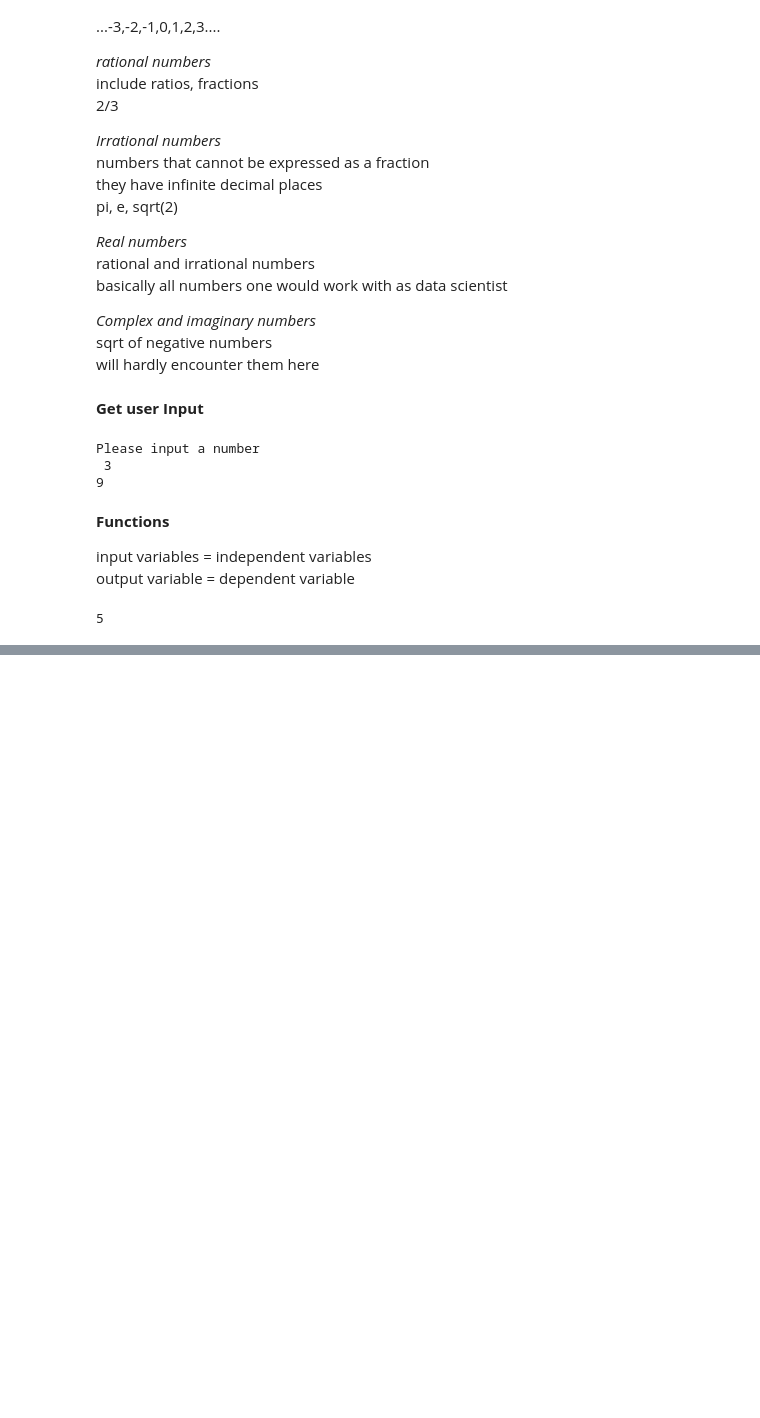
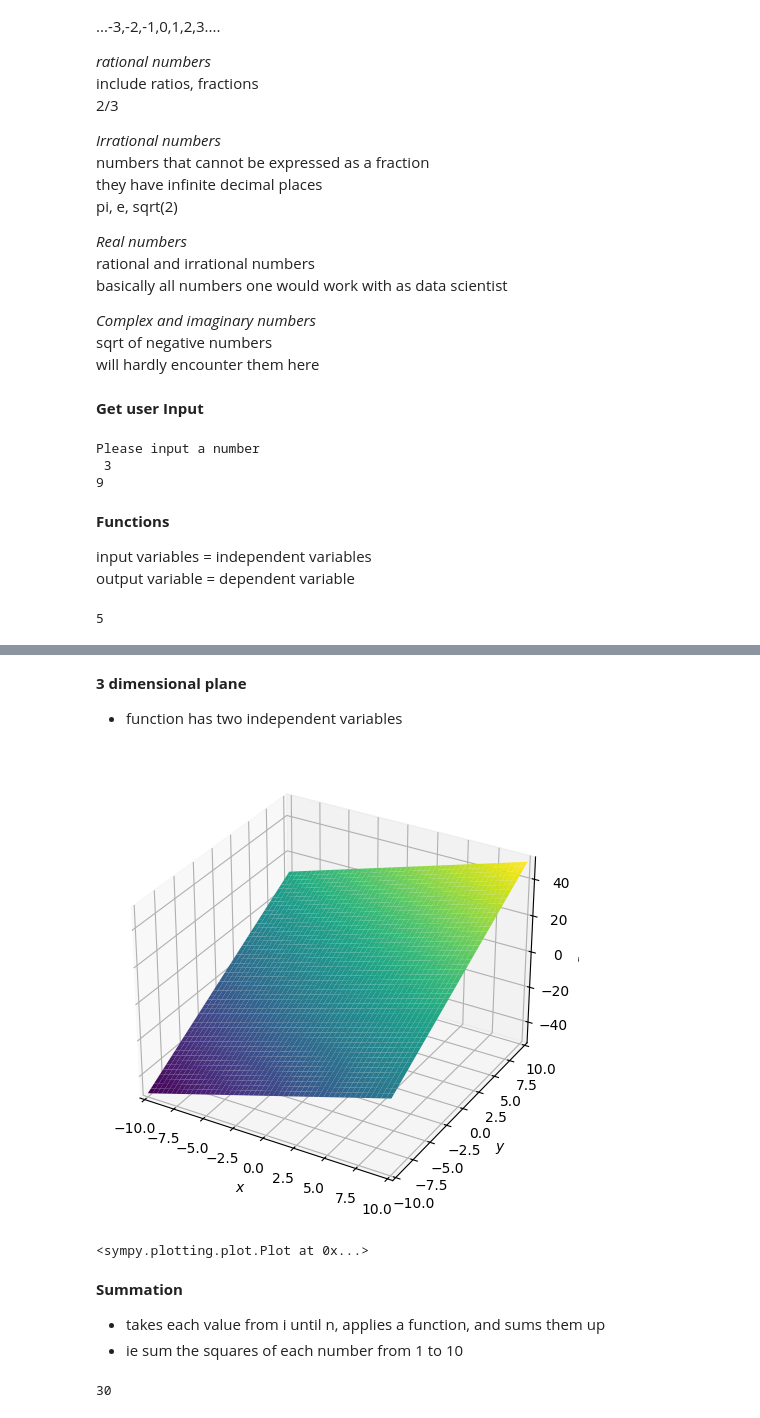
Before and after one commit to marlaks/Math_for_DS_testing, a Jupyter notebook: Basics.ipynb, the cells around one changed output, grey strips where cells are left out. Drawn from its saved outputs; the diff is of its cells as text; code cells hidden in the pictures; blank space fills up the shorter version.

```diff
--- a/Basics.ipynb
+++ b/Basics.ipynb
@@ -55,0 +82,22 @@ f(2)
+# %% [markdown]
+**3 dimensional plane**
+- function has two independent variables
+# %%
+from sympy.plotting import plot3d
+
+x, y = symbols("x y")
+f = 2*x + 3*y
+
+plot3d(f)
+# %% [output]
+[figure, added]
+<sympy.plotting.plot.Plot at 0x...>
+# %% [markdown]
+**Summation**
+- takes each value from i until n, applies a function, and sums them up
+- ie sum the squares of each number from 1 to 10
+# %%
+summation = sum(2*i for i in range(1,6))
+print(summation)
+# %% [output]
+30
```
Also changed, not shown: parts of 12 cells of this notebook.
